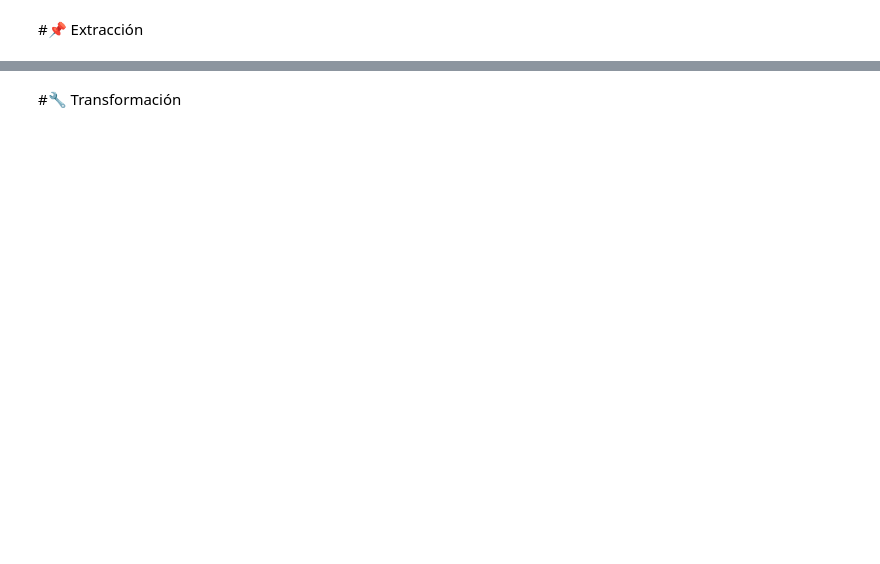
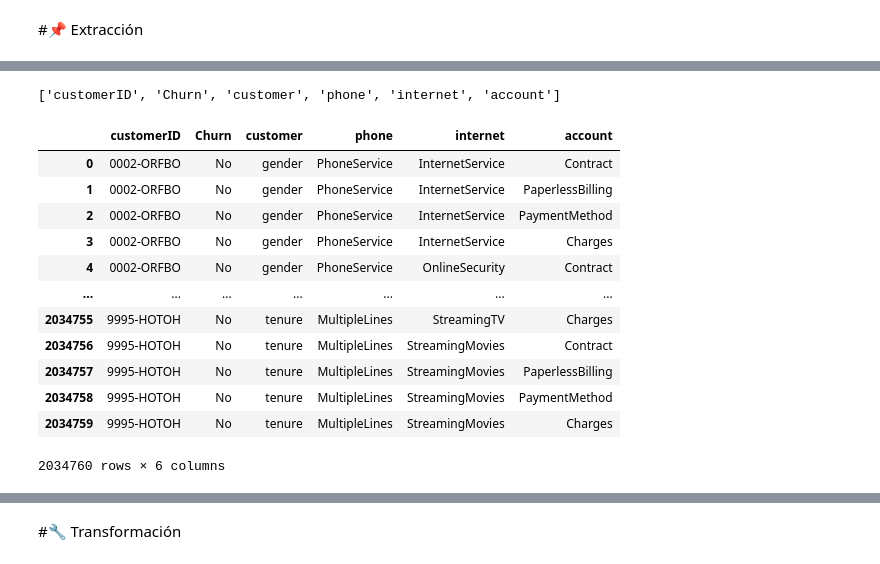
Before and after one commit to cgasdic/TELECOMX_LATAM, a Jupyter notebook: TelecomX_LATAM.ipynb, the cells around one changed output, grey strips where cells are left out. Drawn from its saved outputs; the diff is of its cells as text; code cells hidden in the pictures; blank space fills up the shorter version.

```diff
--- a/TelecomX_LATAM.ipynb
+++ b/TelecomX_LATAM.ipynb
@@ -4,0 +7,2 @@
+# %%
+datos = pd.read_json('/content/TelecomX_Data.json')
@@ -4,0 +37,22 @@
+# %%
+columnas = list(datos.columns)
+columnas
+# %% [output]
+['customerID', 'Churn', 'customer', 'phone', 'internet', 'account']
+# %%
+datos = datos.explode(columnas[2:])
+datos
+# %% [output]
+|  | customerID | Churn | customer | phone | internet | account |
+| 0 | 0002-ORFBO | No | gender | PhoneService | InternetService | Contract |
+| 1 | 0002-ORFBO | No | gender | PhoneService | InternetService | PaperlessBilling |
+| 2 | 0002-ORFBO | No | gender | PhoneService | InternetService | PaymentMethod |
+| 3 | 0002-ORFBO | No | gender | PhoneService | InternetService | Charges |
+| 4 | 0002-ORFBO | No | gender | PhoneService | OnlineSecurity | Contract |
+| ... | ... | ... | ... | ... | ... | ... |
+| 2034755 | 9995-HOTOH | No | tenure | MultipleLines | StreamingTV | Charges |
+| 2034756 | 9995-HOTOH | No | tenure | MultipleLines | StreamingMovies | Contract |
+| 2034757 | 9995-HOTOH | No | tenure | MultipleLines | StreamingMovies | PaperlessBilling |
+| 2034758 | 9995-HOTOH | No | tenure | MultipleLines | StreamingMovies | PaymentMethod |
+| 2034759 | 9995-HOTOH | No | tenure | MultipleLines | StreamingMovies | Charges |
+2034760 rows × 6 columns
```
Also changed, not shown: parts of 11 cells of this notebook.
